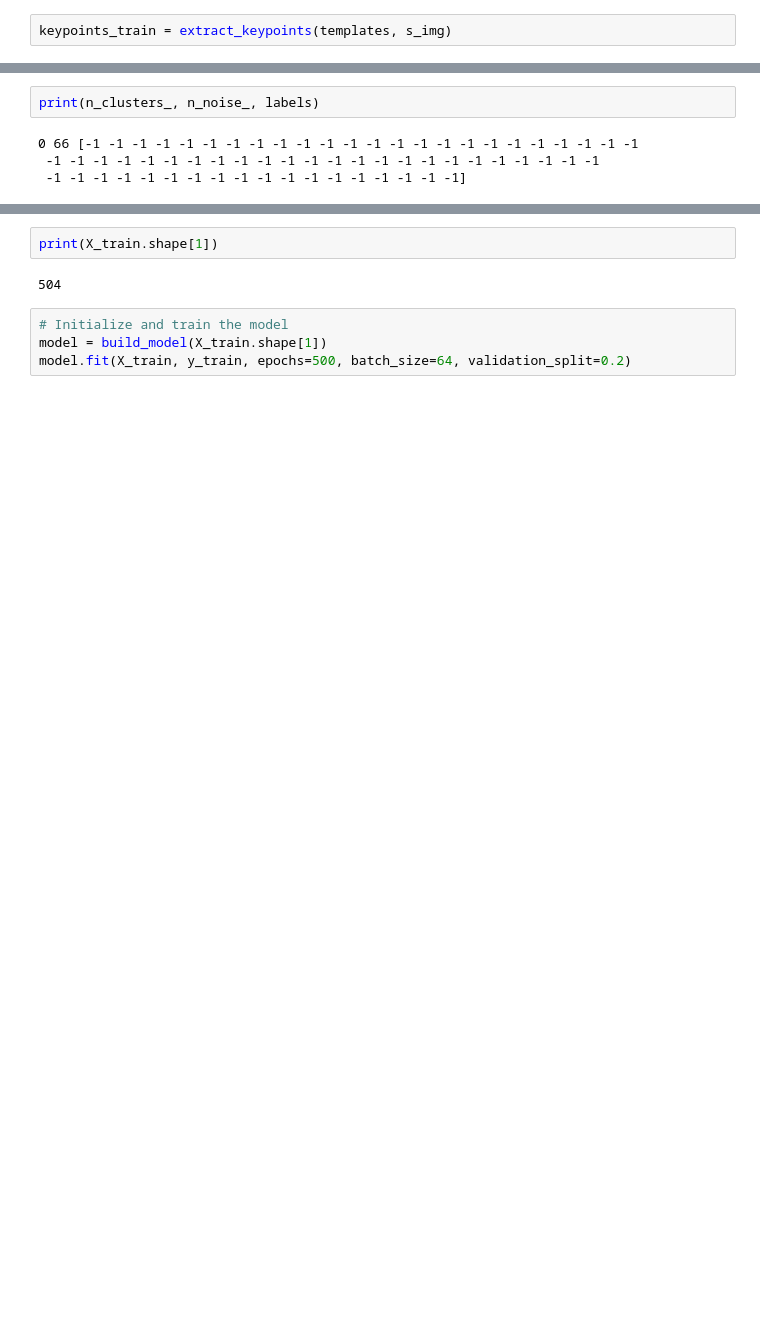
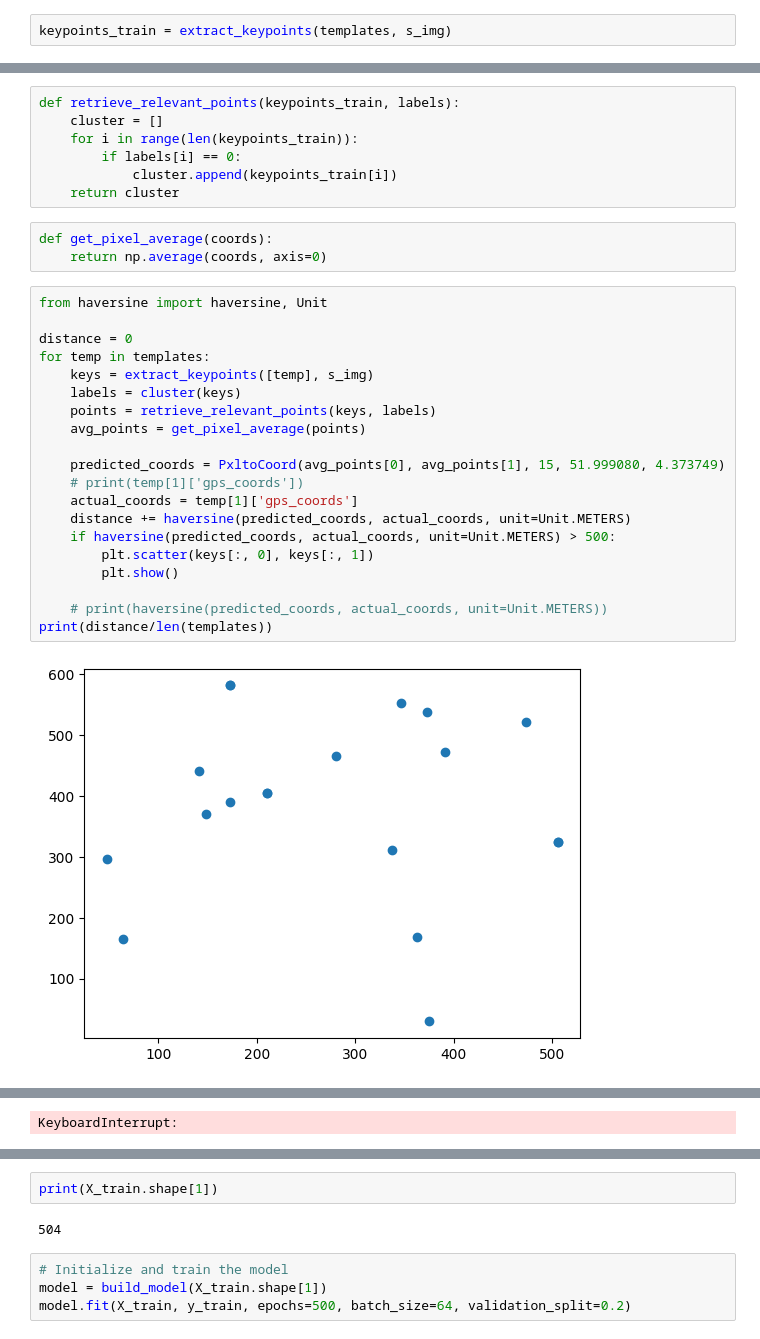
Before and after one commit to BenjiMetz/CASSINI, a Jupyter notebook: SIFT/SIFT.ipynb, the cells around one changed output, grey strips where cells are left out. Drawn from its saved outputs; the diff is of its cells as text; blank space fills up the shorter version.

```diff
--- a/SIFT/SIFT.ipynb
+++ b/SIFT/SIFT.ipynb
@@ -211,6 +180,32 @@ n_noise_ = list(labels).count(-1)
-# %%
-print(n_clusters_, n_noise_, labels)
-# %% [output]
-0 66 [-1 -1 -1 -1 -1 -1 -1 -1 -1 -1 -1 -1 -1 -1 -1 -1 -1 -1 -1 -1 -1 -1 -1 -1
- -1 -1 -1 -1 -1 -1 -1 -1 -1 -1 -1 -1 -1 -1 -1 -1 -1 -1 -1 -1 -1 -1 -1 -1
- -1 -1 -1 -1 -1 -1 -1 -1 -1 -1 -1 -1 -1 -1 -1 -1 -1 -1]
+# %%
+def retrieve_relevant_points(keypoints_train, labels):
+    cluster = []
+    for i in range(len(keypoints_train)):
+        if labels[i] == 0:
+            cluster.append(keypoints_train[i])
+    return cluster
+# %%
+def get_pixel_average(coords):
+    return np.average(coords, axis=0)
+# %%
+from haversine import haversine, Unit
+
+distance = 0
+for temp in templates:
+    keys = extract_keypoints([temp], s_img)
+    labels = cluster(keys)
+    points = retrieve_relevant_points(keys, labels)
+    avg_points = get_pixel_average(points)
+
+    predicted_coords = PxltoCoord(avg_points[0], avg_points[1], 15, 51.999080, 4.373749)
+    # print(temp[1]['gps_coords'])
+    actual_coords = temp[1]['gps_coords']
+    distance += haversine(predicted_coords, actual_coords, unit=Unit.METERS)
+    if haversine(predicted_coords, actual_coords, unit=Unit.METERS) > 500:
+        plt.scatter(keys[:, 0], keys[:, 1])
+        plt.show()
+
+    # print(haversine(predicted_coords, actual_coords, unit=Unit.METERS))
+print(distance/len(templates))
+# %% [output]
+[figure, added]
@@ -217,3 +213,4 @@ print(n_clusters_, n_noise_, labels)
+KeyboardInterrupt:
 # %%
 from tensorflow.keras import layers, models
 from tensorflow.keras.optimizers import RMSprop, Adam
```
Also changed, not shown: parts of 10 cells of this notebook.
